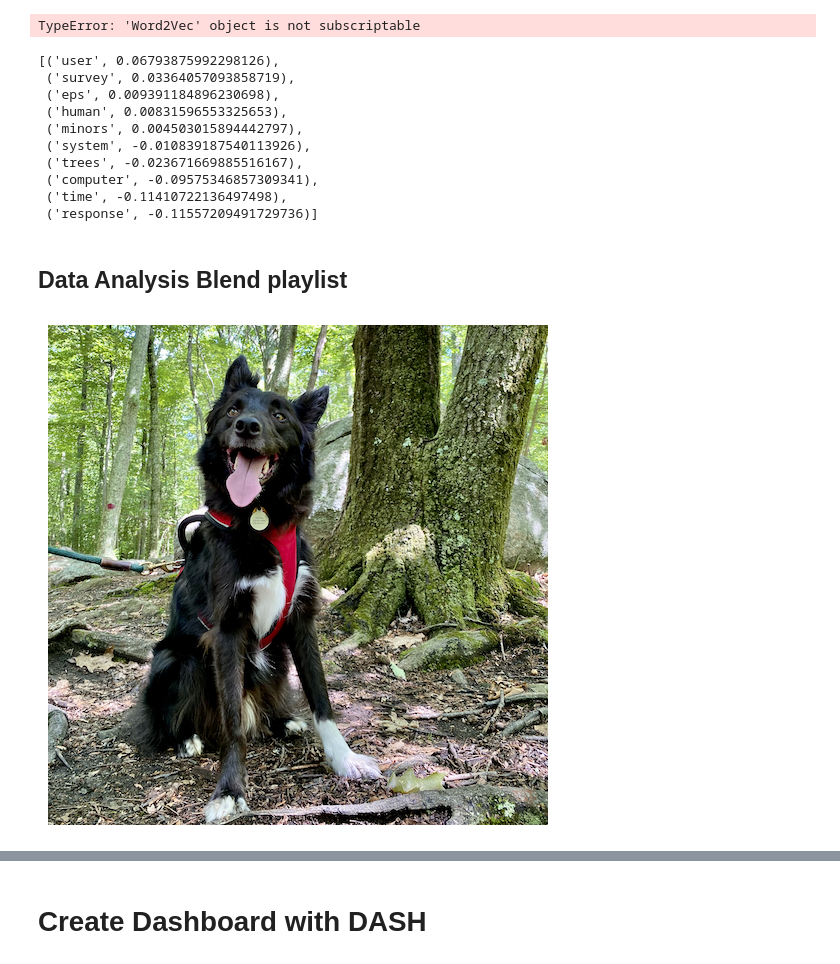
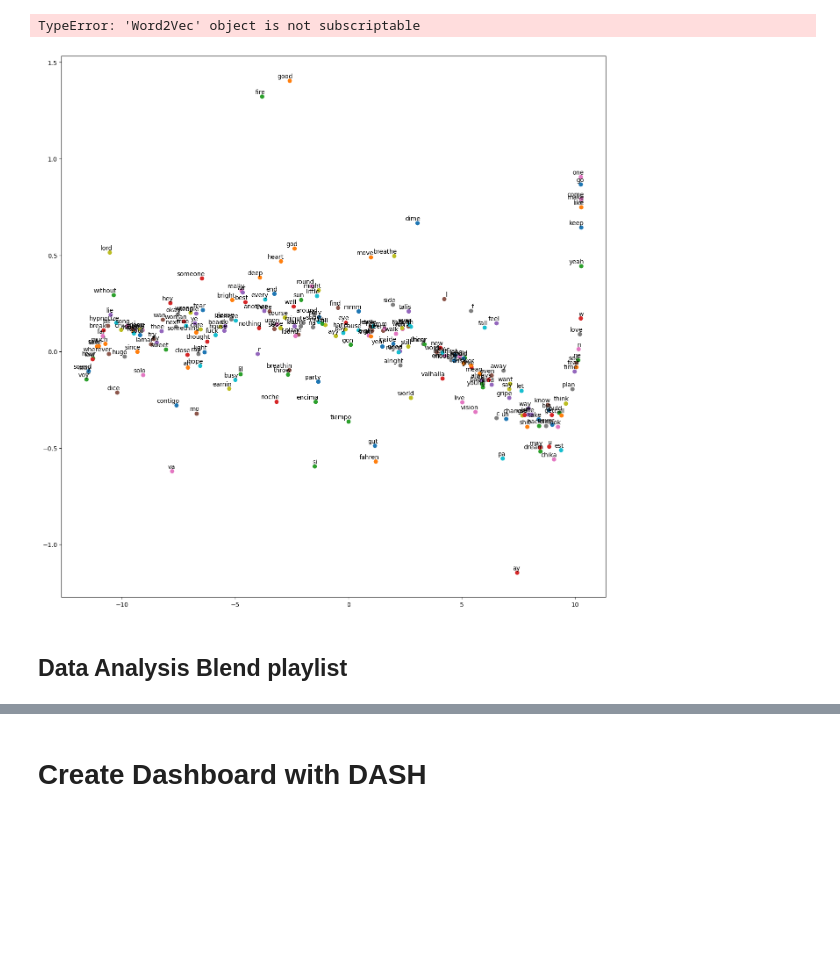
Before and after one commit to danbm94/spotifyEDA, a Jupyter notebook: spotify.ipynb, the cells around one changed output, grey strips where cells are left out. Cells and saved outputs as stored; diff of their text form; code cells hidden in the pictures; blank space fills up the shorter version.

Commit message:
created tsne plot with blend dataset

```diff
--- a/spotify.ipynb
+++ b/spotify.ipynb
@@ -661,19 +625,40 @@ model=Word2Vec(sentences=common_texts, vector_size=100, window=5,min_count=1)
-# %%
-model.wv.most_similar("graph")
-# %% [output]
-[('user', 0.06793875992298126),
- ('survey', 0.03364057093858719),
- ('eps', 0.009391184896230698),
- ('human', 0.00831596553325653),
- ('minors', 0.004503015894442797),
- ('system', -0.010839187540113926),
- ('trees', -0.023671669885516167),
- ('computer', -0.09575346857309341),
- ('time', -0.11410722136497498),
- ('response', -0.11557209491729736)]
+# %%
+labels = []
+tokens = []
+
+
+#for word in model.wv.key_to_index:
+ #       tokens.append(model[word])
+ #       labels.append(word)
+for word in model.wv.vectors:
+    tokens.append(word)
+for key,value in model.wv.key_to_index.items():
+    labels.append(key)
+# %%
+tsne_model= TSNE(perplexity=40,n_iter=2500,n_components=3 , init="pca",random_state=555)
+# %%
+labels = np.array(labels)
+tokens = np.array(tokens)
+# %%
+new_values= tsne_model.fit_transform(tokens)
+# %%
+x = []
+y = []
+for value in new_values:
+        x.append(value[0])
+        y.append(value[1])
+
+plt.figure(figsize=(16, 16))
+for i in range(len(x)):
+    plt.scatter(x[i],y[i])
+    plt.annotate(labels[i],
+                    xy=(x[i], y[i]),
+                    xytext=(5, 2),
+                    textcoords='offset points',
+                    ha='right',
+                    va='bottom')
+plt.show()
+# %% [output]
+[figure, added]
 # %% [markdown]
 ## Data Analysis Blend playlist
-# %%
-sns.dogplot(blend['artist'], blend['popularity'])
-# %% [output]
-[figure, removed]
```
Also changed, not shown: parts of 13 cells of this notebook.
